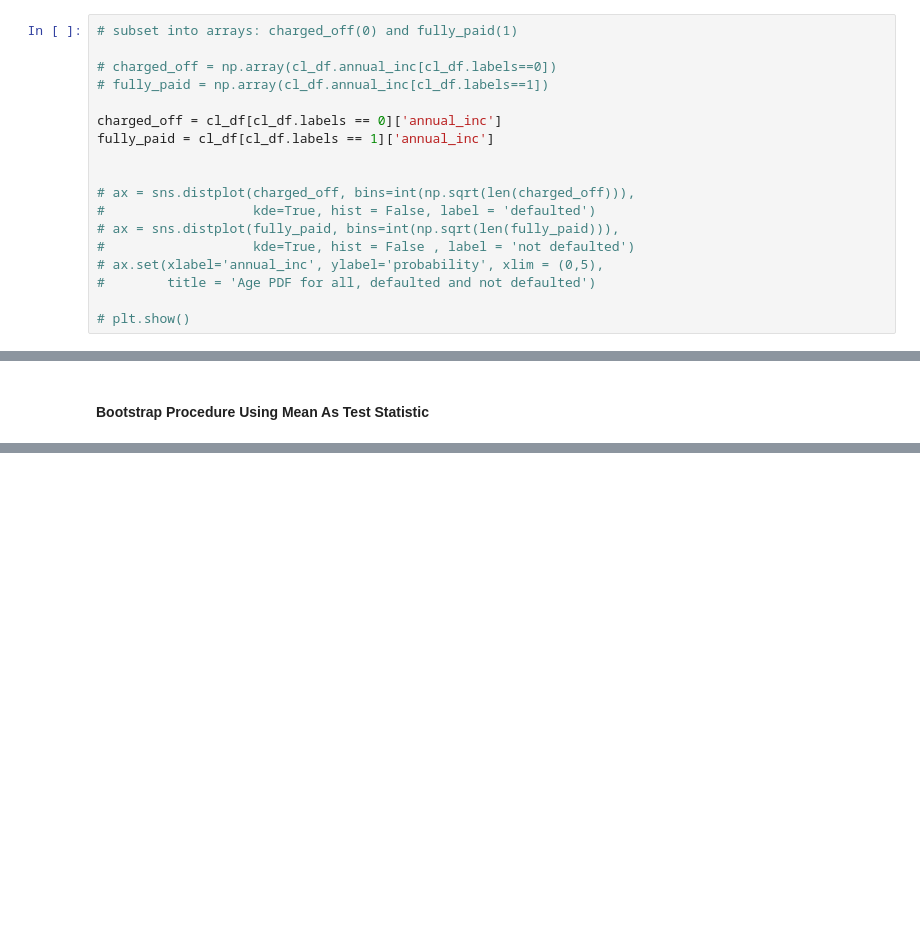
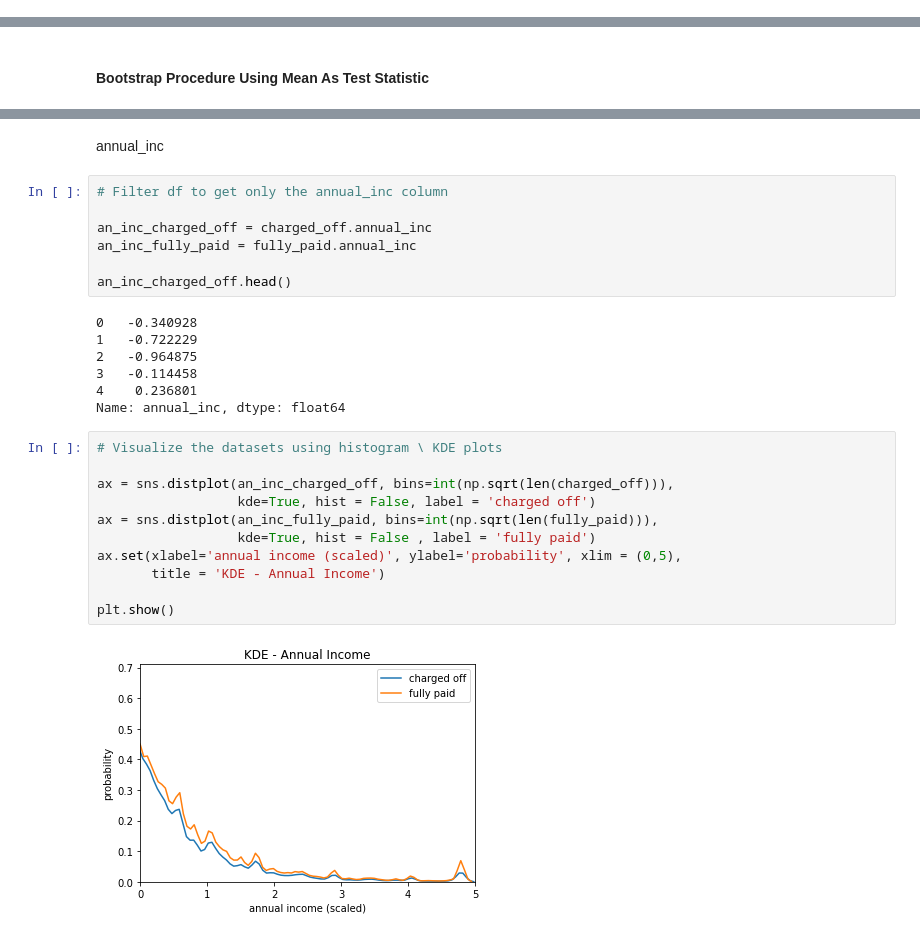
Before and after one commit to jslaga/SpringboardDSC, a Jupyter notebook: Capstone2/StatAnalysis.ipynb, the cells around one changed output, grey strips where cells are left out. Saved outputs shown, nothing was run; the diff lists cells and outputs as text; blank space fills up the shorter version.

```diff
--- a/Capstone2/StatAnalysis.ipynb
+++ b/Capstone2/StatAnalysis.ipynb
@@ -36,21 +112,3 @@ def draw_bs_reps(data, func, size=1):
         bs_replicates[i] = func(sample)
 
     return bs_replicates
-# %%
-# subset into arrays: charged_off(0) and fully_paid(1)
-
-# charged_off = np.array(cl_df.annual_inc[cl_df.labels==0])
-# fully_paid = np.array(cl_df.annual_inc[cl_df.labels==1])
-
-charged_off = cl_df[cl_df.labels == 0]['annual_inc']
-fully_paid = cl_df[cl_df.labels == 1]['annual_inc']
-
-
-# ax = sns.distplot(charged_off, bins=int(np.sqrt(len(charged_off))),
-#                   kde=True, hist = False, label = 'defaulted')
-# ax = sns.distplot(fully_paid, bins=int(np.sqrt(len(fully_paid))),
-#                   kde=True, hist = False , label = 'not defaulted')
-# ax.set(xlabel='annual_inc', ylabel='probability', xlim = (0,5),
-#        title = 'Age PDF for all, defaulted and not defaulted')
-
-# plt.show()
@@ -117,0 +178,29 @@ SyntaxError: invalid syntax (<ipython-input-24-0b91209cd92a>, line 5)
+# %% [markdown]
+annual_inc
+# %%
+# Filter df to get only the annual_inc column
+
+an_inc_charged_off = charged_off.annual_inc
+an_inc_fully_paid = fully_paid.annual_inc
+
+an_inc_charged_off.head()
+# %% [output]
+0   -0.340928
+1   -0.722229
+2   -0.964875
+3   -0.114458
+4    0.236801
+Name: annual_inc, dtype: float64
+# %%
+# Visualize the datasets using histogram \ KDE plots
+
+ax = sns.distplot(an_inc_charged_off, bins=int(np.sqrt(len(charged_off))),
+                  kde=True, hist = False, label = 'charged off')
+ax = sns.distplot(an_inc_fully_paid, bins=int(np.sqrt(len(fully_paid))),
+                  kde=True, hist = False , label = 'fully paid')
+ax.set(xlabel='annual income (scaled)', ylabel='probability', xlim = (0,5),
+       title = 'KDE - Annual Income')
+
+plt.show()
+# %% [output]
+[figure, added]
```
Also changed, not shown: parts of 25 cells of this notebook, 1 other file.
